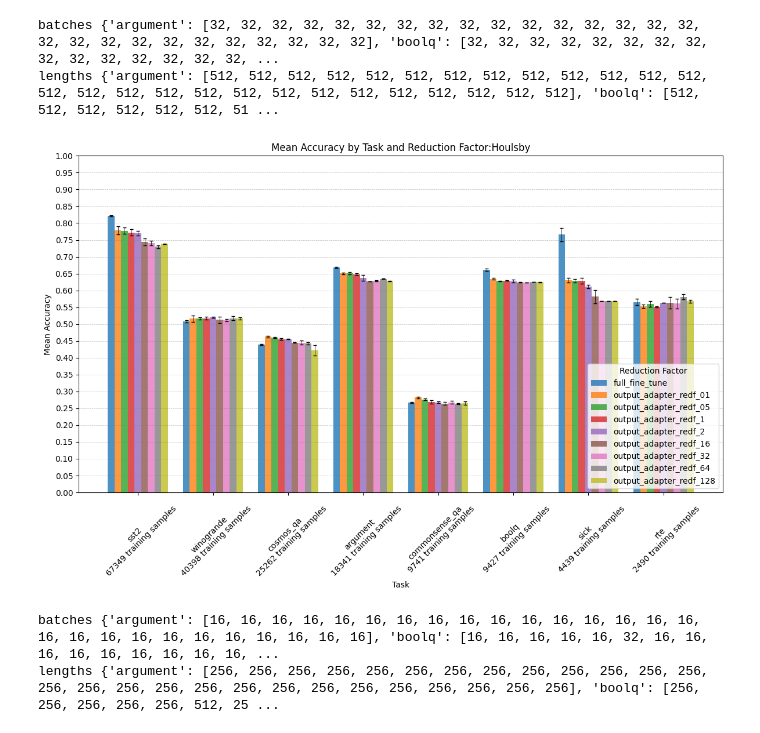
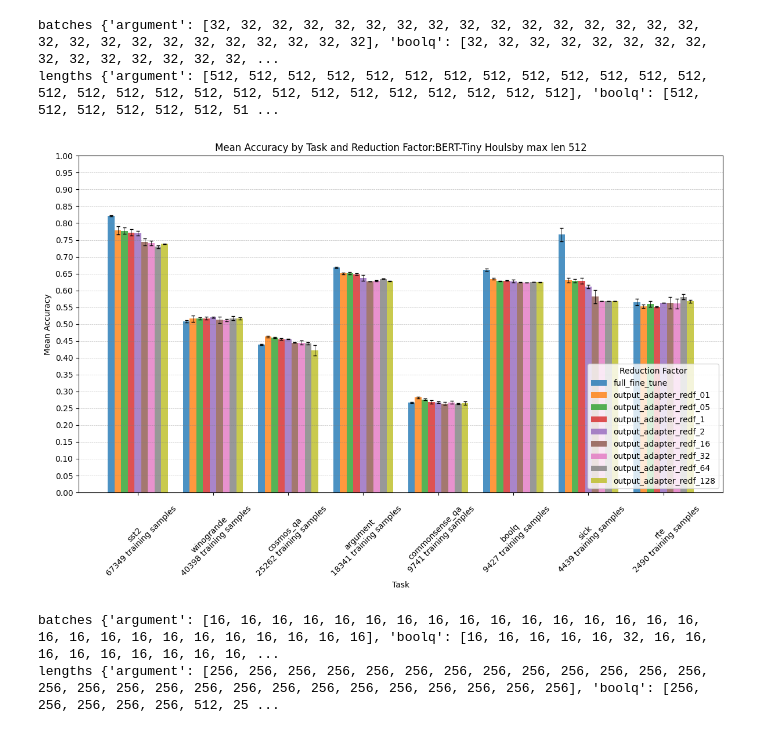
Before and after one commit to HectorAuvinen/adapter_experiments, a Jupyter notebook: notebooks/result_plotting.ipynb, the cells around one changed output. Cells and saved outputs as stored; diff of their text form; code cells hidden in the pictures.

```diff
--- a/notebooks/result_plotting.ipynb
+++ b/notebooks/result_plotting.ipynb
@@ -25,10 +59,10 @@ lengths {'argument': [512, 512, 512, 512, 512, 512, 512, 512, 512, 512, 512, 512
 # %%
 eval_result = "C:/Users/Hector Auvinen/Documents/GitHub/adapter_experiments/outputs/houlsby/bert-tiny-uncased"
 new_results = read_eval_results(eval_result)
 data,errors,sorted_reduction_factors,tasks = prepare_eval_for_plots(new_results)
-plot_evaluation(data,errors,sorted_reduction_factors,tasks,"Houlsby")
+plot_evaluation(data,errors,sorted_reduction_factors,tasks,"BERT-Tiny Houlsby max len 512")
 # %% [output]
 batches {'argument': [32, 32, 32, 32, 32, 32, 32, 32, 32, 32, 32, 32, 32, 32, 32, 32, 32, 32, 32, 32, 32, 32, 32, 32, 32, 32, 32], 'boolq': [32, 32, 32, 32, 32, 32, 32, 32, 32, 32, 32, 32, 32, 32, 32, ...
 lengths {'argument': [512, 512, 512, 512, 512, 512, 512, 512, 512, 512, 512, 512, 512, 512, 512, 512, 512, 512, 512, 512, 512, 512, 512, 512, 512, 512, 512], 'boolq': [512, 512, 512, 512, 512, 512, 51 ...
-[figure, old version]
+[figure, new version]
 # %%
```
Also changed, not shown: parts of 43 cells of this notebook, 3 other files.
